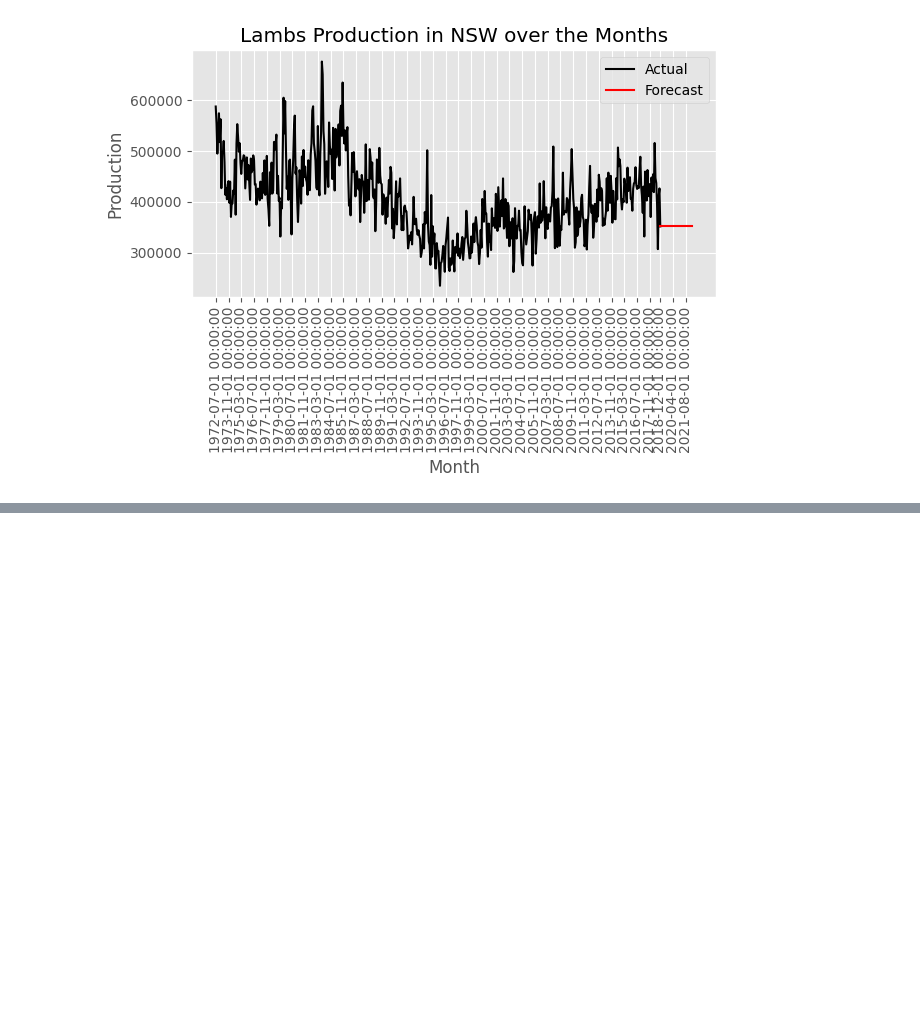
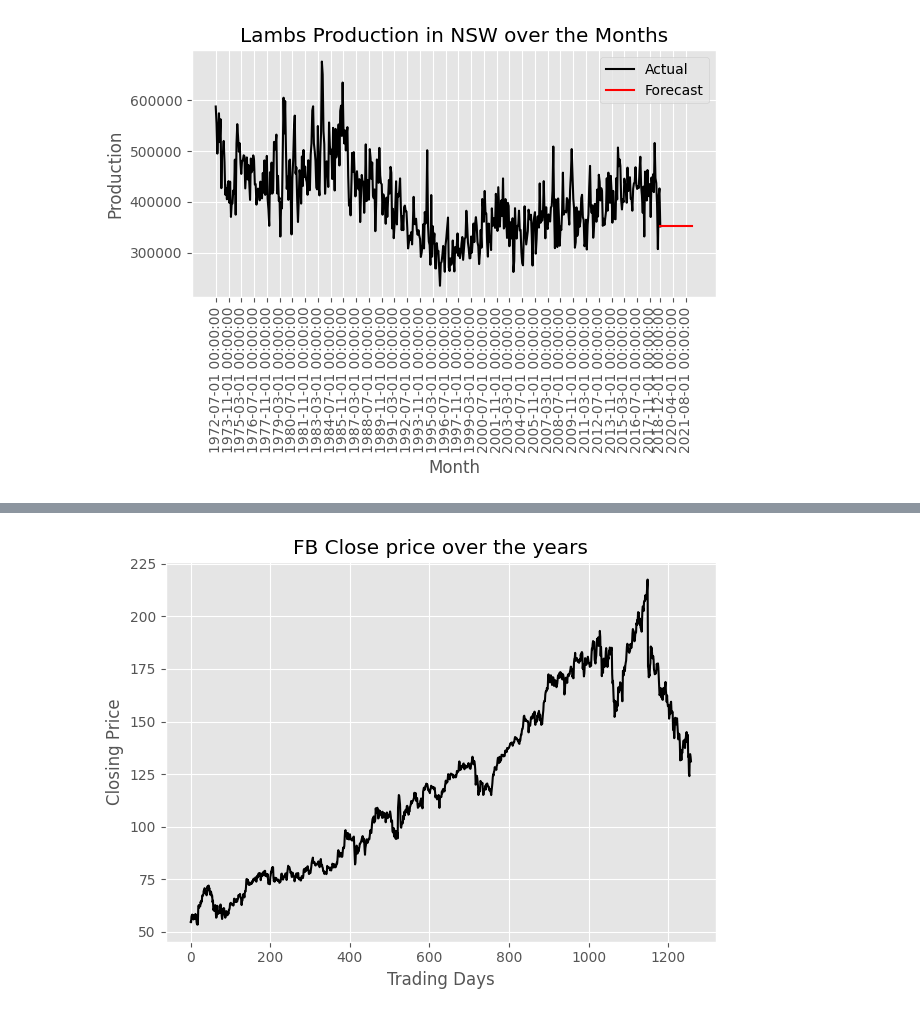
Before and after one commit to shivkatira/fpppy-exercise-solution, a Jupyter notebook: ch5.ipynb, the cells around one changed output, grey strips where cells are left out. Cells and saved outputs as stored; diff of their text form; code cells hidden in the pictures; blank space fills up the shorter version.

```diff
--- a/ch5.ipynb
+++ b/ch5.ipynb
@@ -165,0 +233,5 @@ plt.show()
+# %%
+plt.style.use('ggplot')
+# %%
+gafa_stock = pd.read_csv('fpppy_data/data/gafa_stock.csv')
+gafa_stock.head()
@@ -165,0 +245,5 @@ plt.show()
+# %%
+fb_close = gafa_stock.query('`unique_id` == "FB_Close"').filter(['ds', 'y'])
+fb_close['ds'] = range(fb_close.shape[0])
+fb_close = fb_close.reset_index(drop=True)
+fb_close.head()
@@ -165,0 +257,13 @@ plt.show()
+# %%
+fig = plt.figure()
+ax = fig.gca()
+
+ax.plot(fb_close['ds'], fb_close['y'], c='k')
+ax.set_xlabel('Trading Days')
+ax.set_ylabel('Closing Price')
+ax.set_title('FB Close price over the years')
+
+plt.tight_layout()
+plt.show()
+# %% [output]
+[figure, added]
```
Also changed, not shown: parts of 45 cells of this notebook.
